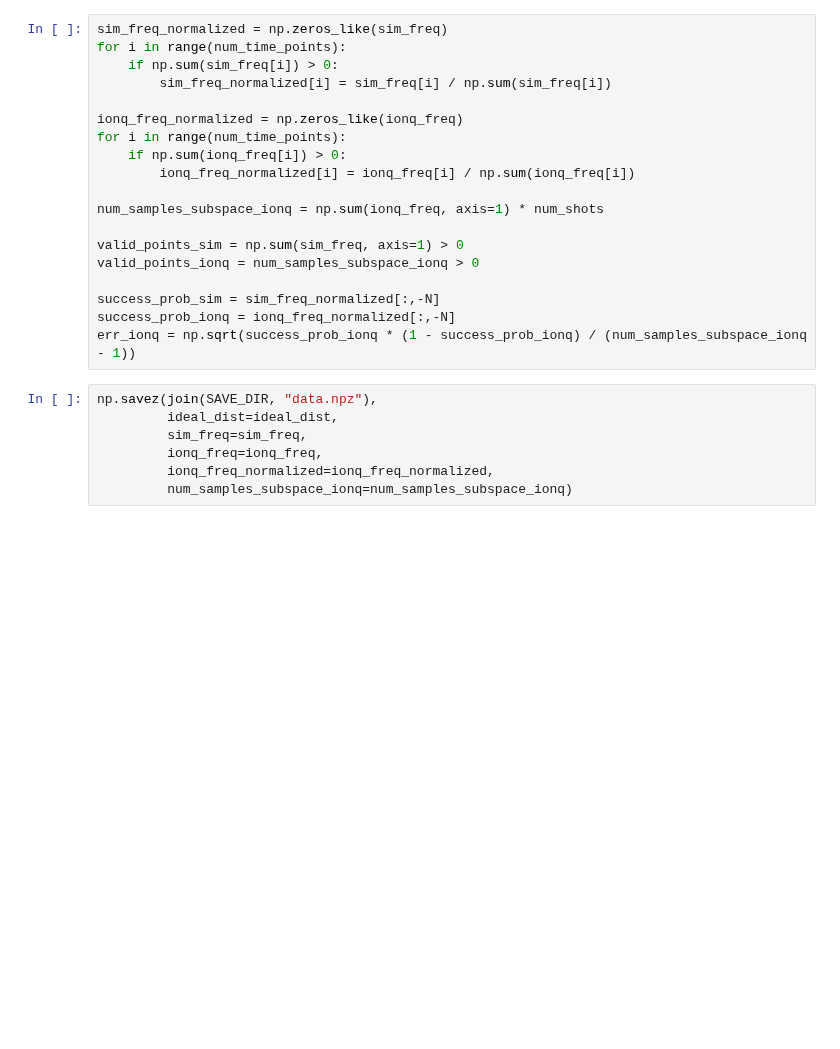
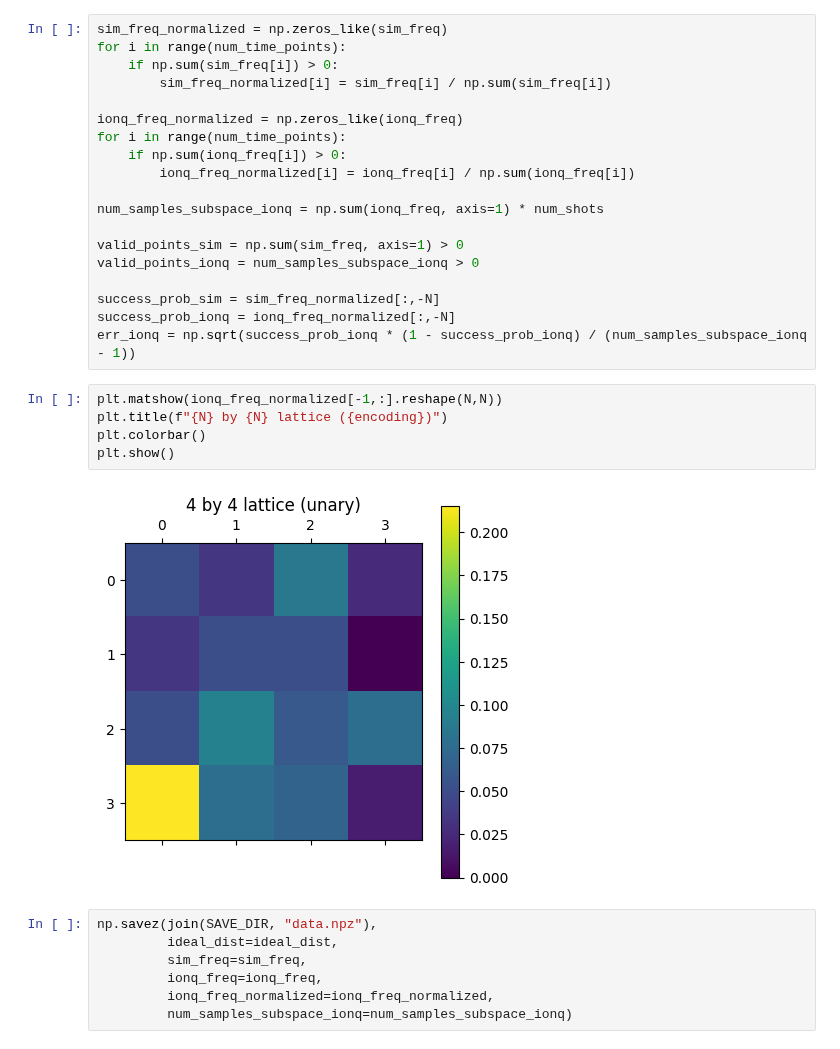
Before and after one commit to jiaqileng/hamiltonian-embedding, a Jupyter notebook: ionq_experiments.ipynb, the cells around one changed output. Saved outputs shown, nothing was run; the diff lists cells and outputs as text; blank space fills up the shorter version.

```diff
--- a/ionq_experiments.ipynb
+++ b/ionq_experiments.ipynb
@@ -1813,6 +1821,13 @@ valid_points_ionq = num_samples_subspace_ionq > 0
 success_prob_sim = sim_freq_normalized[:,-N]
 success_prob_ionq = ionq_freq_normalized[:,-N]
 err_ionq = np.sqrt(success_prob_ionq * (1 - success_prob_ionq) / (num_samples_subspace_ionq - 1))
+# %%
+plt.matshow(ionq_freq_normalized[-1,:].reshape(N,N))
+plt.title(f"{N} by {N} lattice ({encoding})")
+plt.colorbar()
+plt.show()
+# %% [output]
+[figure, added]
 # %%
 np.savez(join(SAVE_DIR, "data.npz"),
          ideal_dist=ideal_dist,
```
Also changed, not shown: parts of 12 cells of this notebook, 1 other file.
